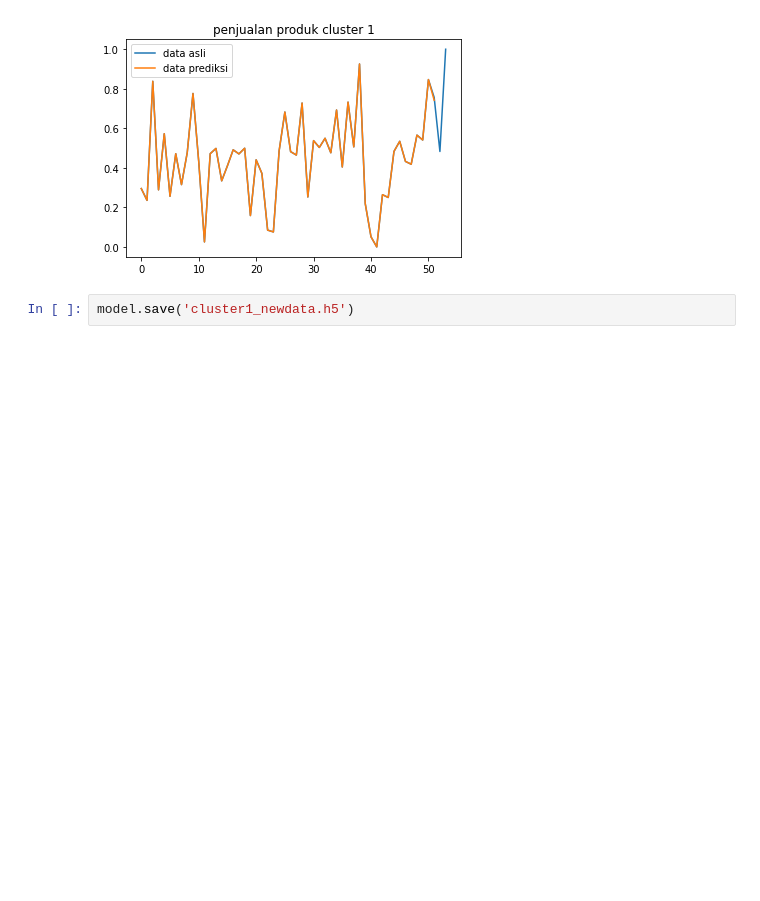
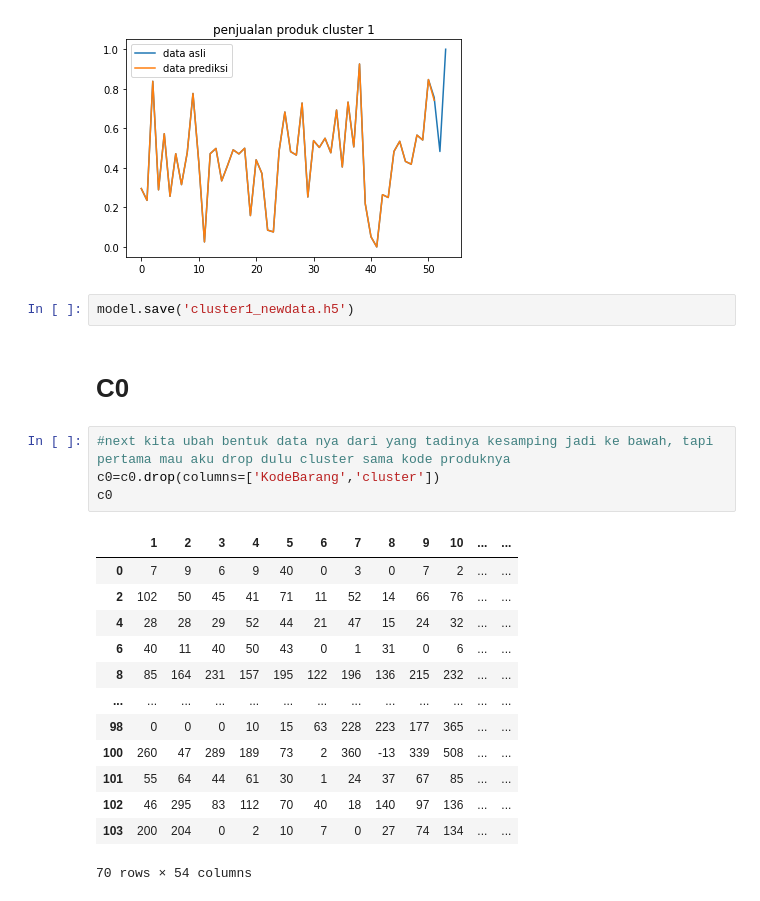
Before and after one commit to IritaSee/product_performance_blstm, a Jupyter notebook: product_test_new_dataset.ipynb, the cells around one changed output. Saved outputs shown, nothing was run; the diff lists cells and outputs as text; blank space fills up the shorter version.

```diff
--- a/product_test_new_dataset.ipynb
+++ b/product_test_new_dataset.ipynb
@@ -611,3 +611,23 @@ plt.plot()
 [figure]
 # %%
 model.save('cluster1_newdata.h5')
+# %% [markdown]
+# C0
+# %%
+#next kita ubah bentuk data nya dari yang tadinya kesamping jadi ke bawah, tapi pertama mau aku drop dulu cluster sama kode produknya
+c0=c0.drop(columns=['KodeBarang','cluster'])
+c0
+# %% [output]
+|  | 1 | 2 | 3 | 4 | 5 | 6 | 7 | 8 | 9 | 10 | ... | ... |
+| 0 | 7 | 9 | 6 | 9 | 40 | 0 | 3 | 0 | 7 | 2 | ... | ... |
+| 2 | 102 | 50 | 45 | 41 | 71 | 11 | 52 | 14 | 66 | 76 | ... | ... |
+| 4 | 28 | 28 | 29 | 52 | 44 | 21 | 47 | 15 | 24 | 32 | ... | ... |
+| 6 | 40 | 11 | 40 | 50 | 43 | 0 | 1 | 31 | 0 | 6 | ... | ... |
+| 8 | 85 | 164 | 231 | 157 | 195 | 122 | 196 | 136 | 215 | 232 | ... | ... |
+| ... | ... | ... | ... | ... | ... | ... | ... | ... | ... | ... | ... | ... |
+| 98 | 0 | 0 | 0 | 10 | 15 | 63 | 228 | 223 | 177 | 365 | ... | ... |
+| 100 | 260 | 47 | 289 | 189 | 73 | 2 | 360 | -13 | 339 | 508 | ... | ... |
+| 101 | 55 | 64 | 44 | 61 | 30 | 1 | 24 | 37 | 67 | 85 | ... | ... |
+| 102 | 46 | 295 | 83 | 112 | 70 | 40 | 18 | 140 | 97 | 136 | ... | ... |
+| 103 | 200 | 204 | 0 | 2 | 10 | 7 | 0 | 27 | 74 | 134 | ... | ... |
+70 rows × 54 columns
```
Also changed, not shown: parts of 17 cells of this notebook, 4 other files.
